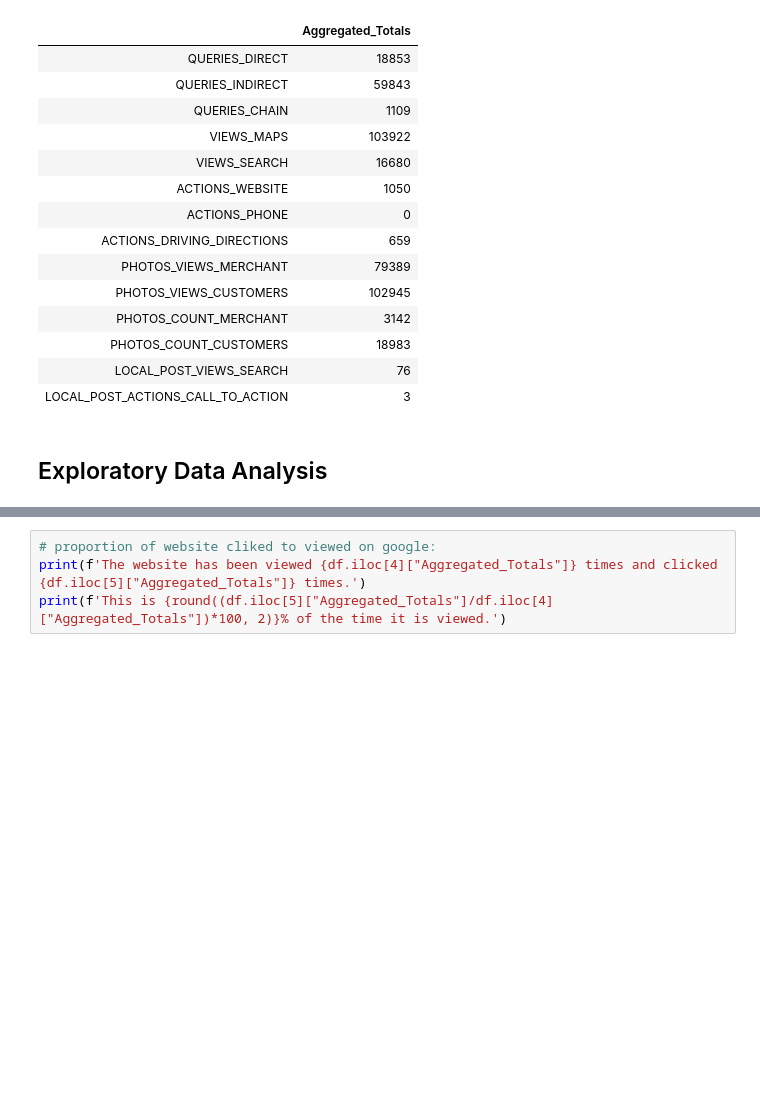
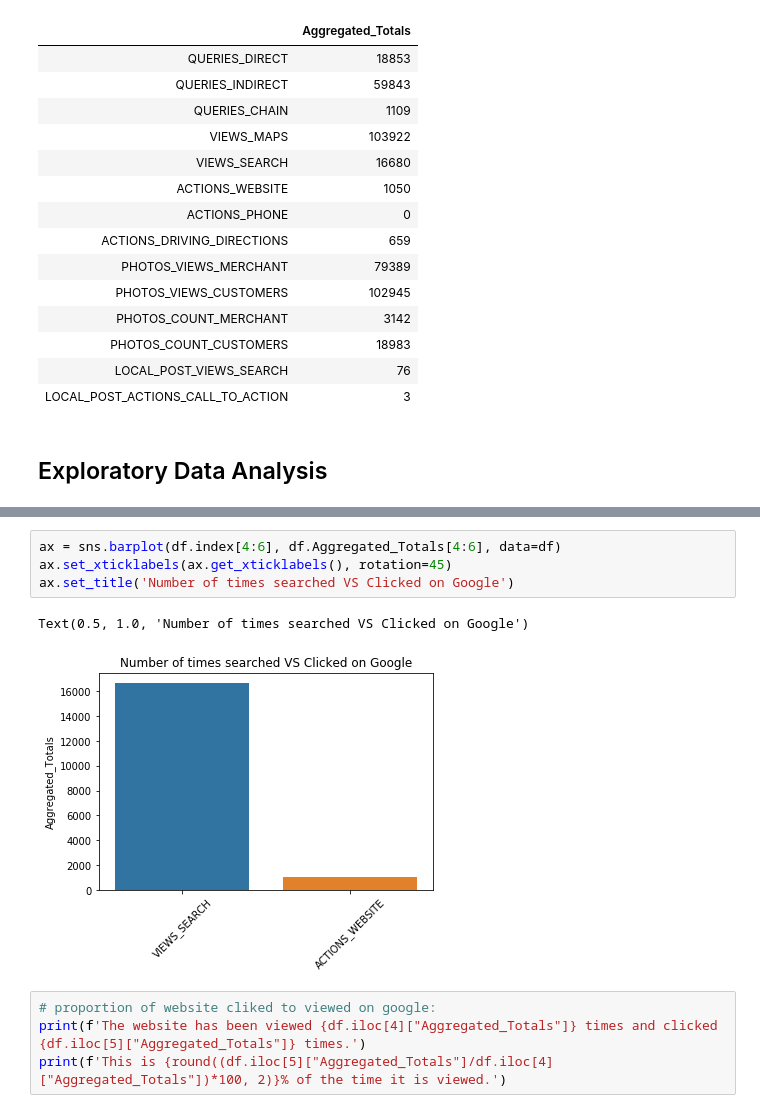
Before and after one commit to algakovic/Element_Coffee_Location_Insights, a Jupyter notebook: GMB_locations_insights.ipynb, the cells around one changed output, grey strips where cells are left out. Drawn from its saved outputs; the diff is of its cells as text; blank space fills up the shorter version.

```diff
--- a/GMB_locations_insights.ipynb
+++ b/GMB_locations_insights.ipynb
@@ -199,3 +204,10 @@ df.iloc[4:6].plot(kind='bar')
+# %%
+ax = sns.barplot(df.index[4:6], df.Aggregated_Totals[4:6], data=df)
+ax.set_xticklabels(ax.get_xticklabels(), rotation=45)
+ax.set_title('Number of times searched VS Clicked on Google')
+# %% [output]
+Text(0.5, 1.0, 'Number of times searched VS Clicked on Google')
+[figure, added]
 # %%
 # proportion of website cliked to viewed on google:
 print(f'The website has been viewed {df.iloc[4]["Aggregated_Totals"]} times and clicked {df.iloc[5]["Aggregated_Totals"]} times.')
```
Also changed, not shown: parts of 10 cells of this notebook, 1 other file.
